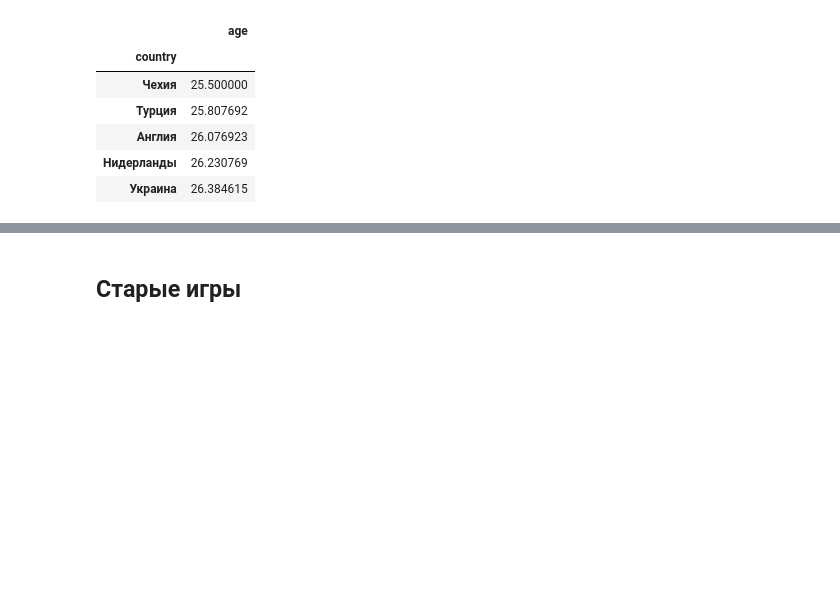
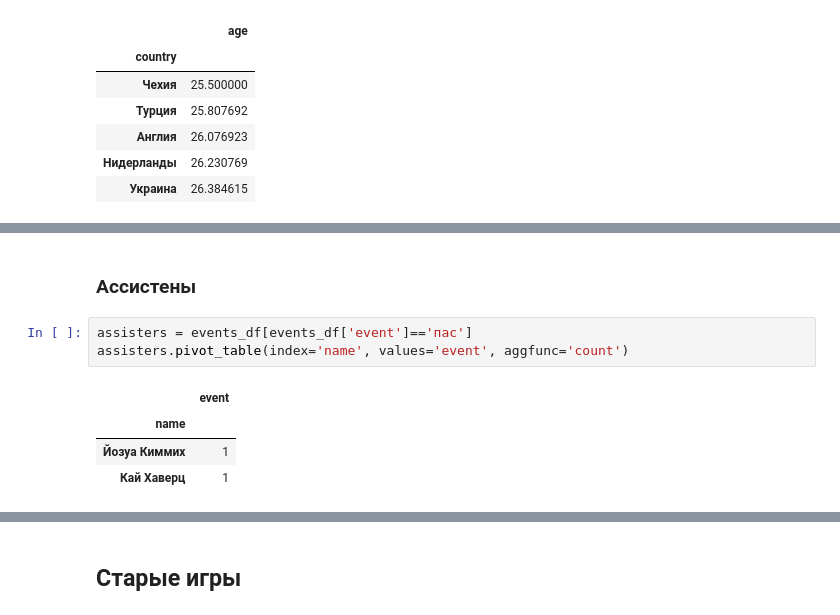
Before and after one commit to elp87/Euro-2024, a Jupyter notebook: euro.ipynb, the cells around one changed output, grey strips where cells are left out. Saved outputs shown, nothing was run; the diff lists cells and outputs as text; blank space fills up the shorter version.

```diff
--- a/euro.ipynb
+++ b/euro.ipynb
@@ -130,0 +145,10 @@ players.pivot_table(index='country', values='age', aggfunc='mean').sort_values(b
+# %% [markdown]
+### Ассистены
+# %%
+assisters = events_df[events_df['event']=='пас']
+assisters.pivot_table(index='name', values='event', aggfunc='count')
+# %% [output]
+|  | event |
+| name |  |
+| Йозуа Киммих | 1 |
+| Кай Хаверц | 1 |
```
Also changed, not shown: parts of 9 cells of this notebook, 3 other files.
